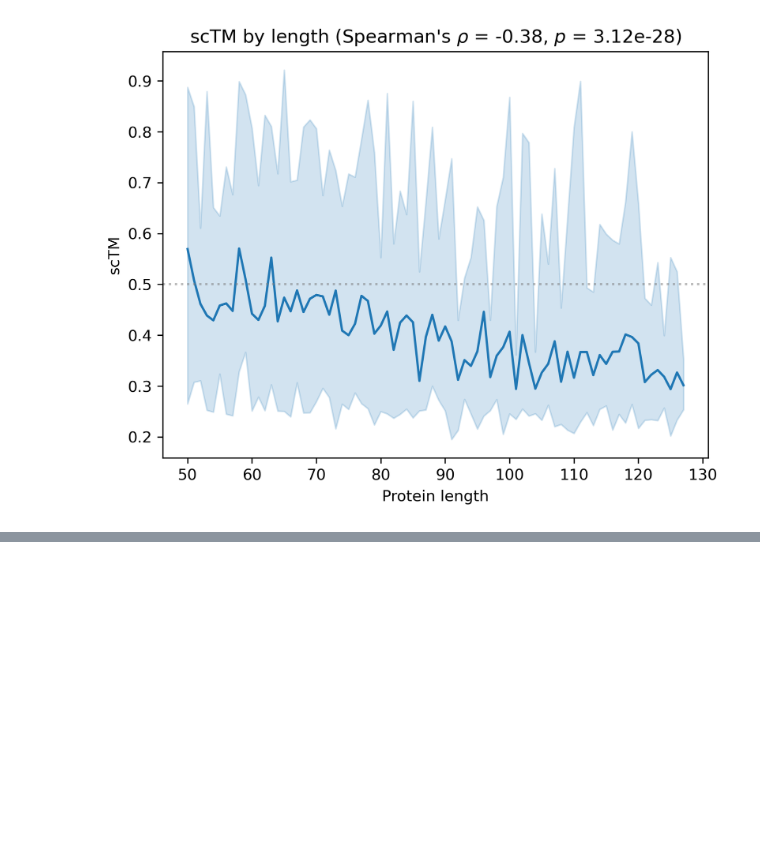
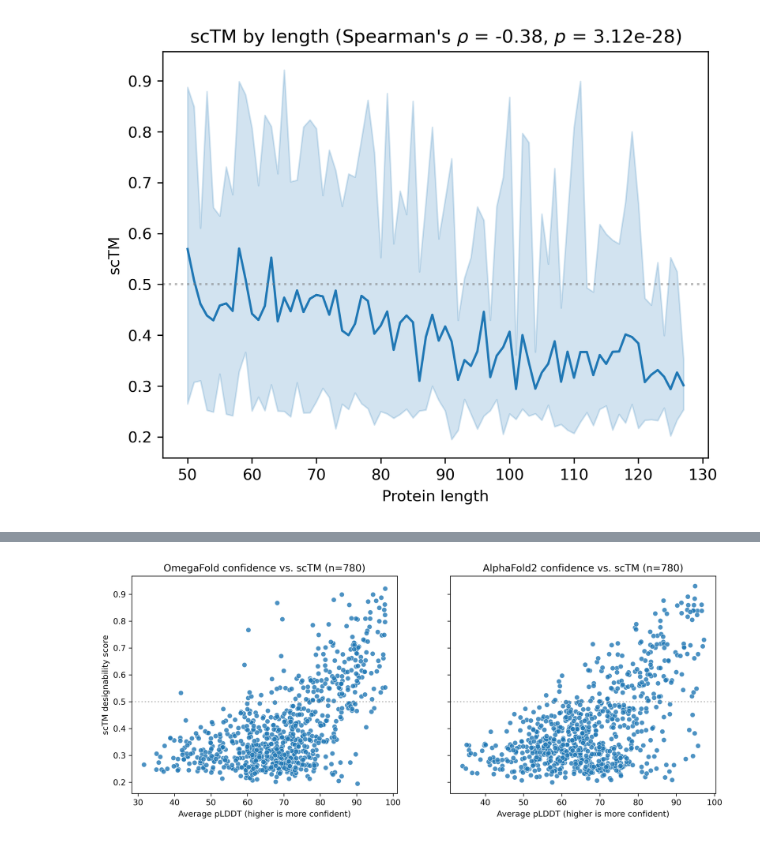
Before and after one commit to microsoft/foldingdiff, a Jupyter notebook: jupyter/sctm_by_len.ipynb, the cells around one changed output, grey strips where cells are left out. Saved outputs shown, nothing was run; the diff lists cells and outputs as text; code cells hidden in the pictures; blank space fills up the shorter version.

```diff
--- a/jupyter/sctm_by_len.ipynb
+++ b/jupyter/sctm_by_len.ipynb
@@ -48,0 +140,37 @@ fig.show()
+# %%
+fig, (ax1, ax2) = plt.subplots(dpi=300, ncols=2, sharey=True, figsize=(6.4 * 2, 4.8))
+sns.scatterplot(
+    data=sctm_table,
+    x='mean_bfactor_omegafold',
+    y='scTM',
+    alpha=0.8,
+    ax=ax1,
+)
+ax1.axhline(0.5, color='tab:grey', alpha=0.5, linestyle='dotted')
+sns.scatterplot(
+    data=af_sctm_table,
+    x='mean_bfactor_alphafold',
+    y='scTM',
+    alpha=0.8,
+    ax=ax2,
+)
+ax2.axhline(0.5, color='tab:grey', alpha=0.5, linestyle='dotted')
+
+ax1.set(
+    xlabel="Average pLDDT (higher is more confident)",
+    ylabel="scTM designability score",
+    title="OmegaFold confidence vs. scTM (n=780)",
+)
+ax2.set(
+    xlabel="Average pLDDT (higher is more confident)",
+    title="AlphaFold2 confidence vs. scTM (n=780)",
+)
+# fig.suptitle("FoldingDiff generations (n=780), fold confidence vs. scTM", size=15)
+
+fig.savefig(
+    os.path.join(plotting.PLOT_DIR, "sctm_vs_plddt.pdf"),
+    bbox_inches='tight',
+)
+fig.show()
+# %% [output]
+[figure, added]
```
Also changed, not shown: parts of 7 cells of this notebook, 1 other file.
